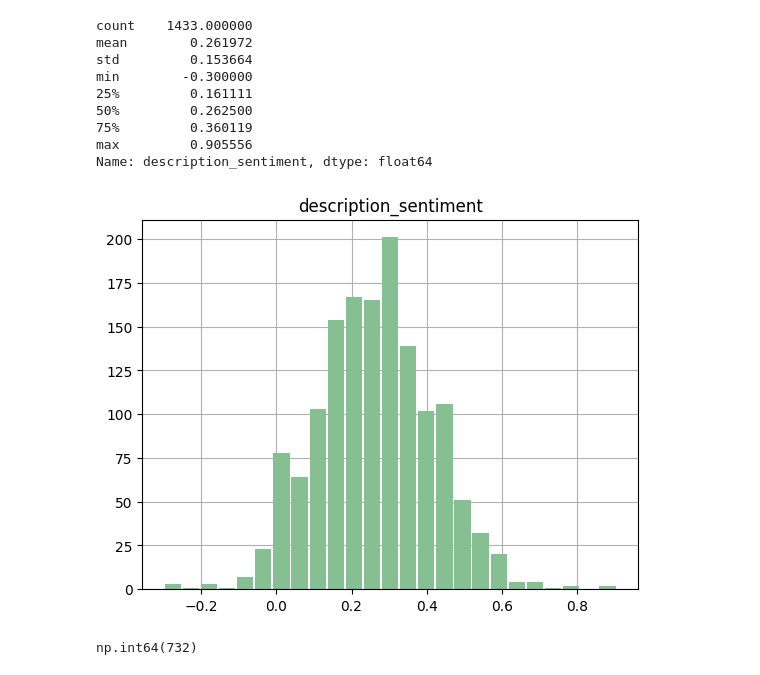
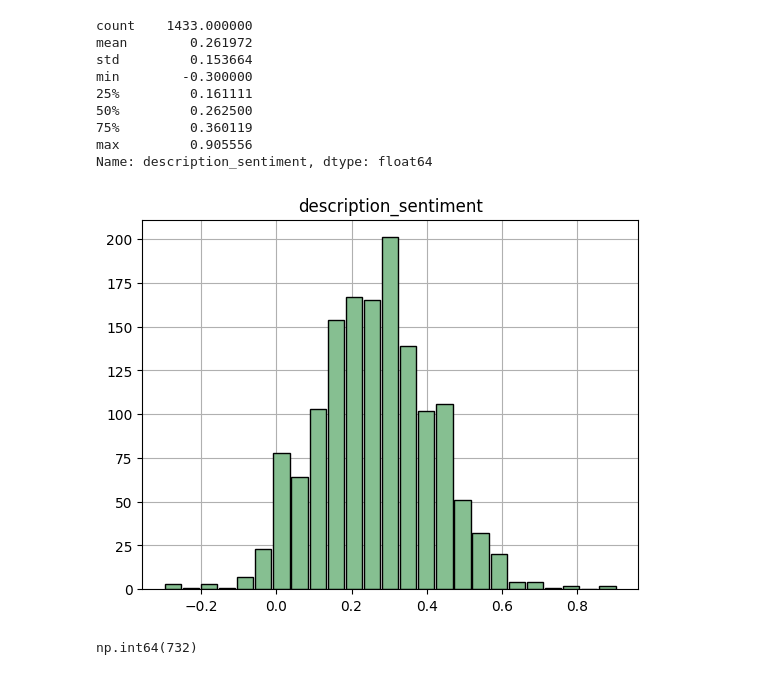
Before and after one commit to susek555/IUM, a Jupyter notebook: notebooks/preprocessing_02.ipynb, the cells around one changed output. Cells and saved outputs as stored; diff of their text form; code cells hidden in the pictures.

```diff
--- a/notebooks/preprocessing_02.ipynb
+++ b/notebooks/preprocessing_02.ipynb
@@ -359,9 +372,16 @@ min        -0.300000
 max         0.905556
 Name: description_sentiment, dtype: float64
 # %%
-hist = listings.hist(bins=25, column="description_sentiment", color="#86bf91", zorder=2, rwidth=0.9)
+hist = listings.hist(
+    bins=25,
+    column="description_sentiment",
+    color="#86bf91",
+    edgecolor="black",
+    zorder=2,
+    rwidth=0.9,
+)
 # %% [output]
-[figure, old version]
+[figure, new version]
 # %%
 listings["neighborhood_overview"].isna().sum()
 # %% [output]
```
Also changed, not shown: parts of 19 cells of this notebook, 9 other files.
